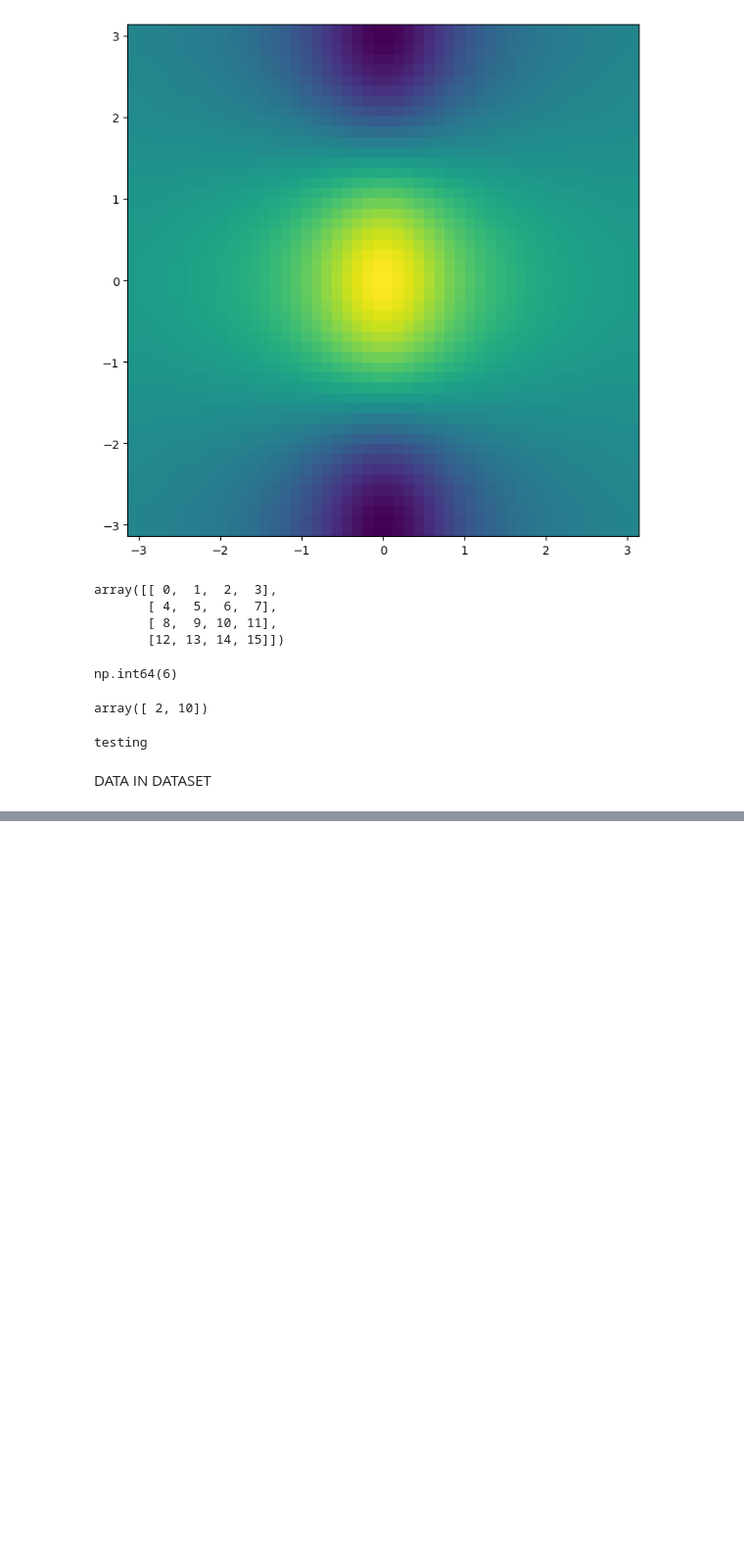
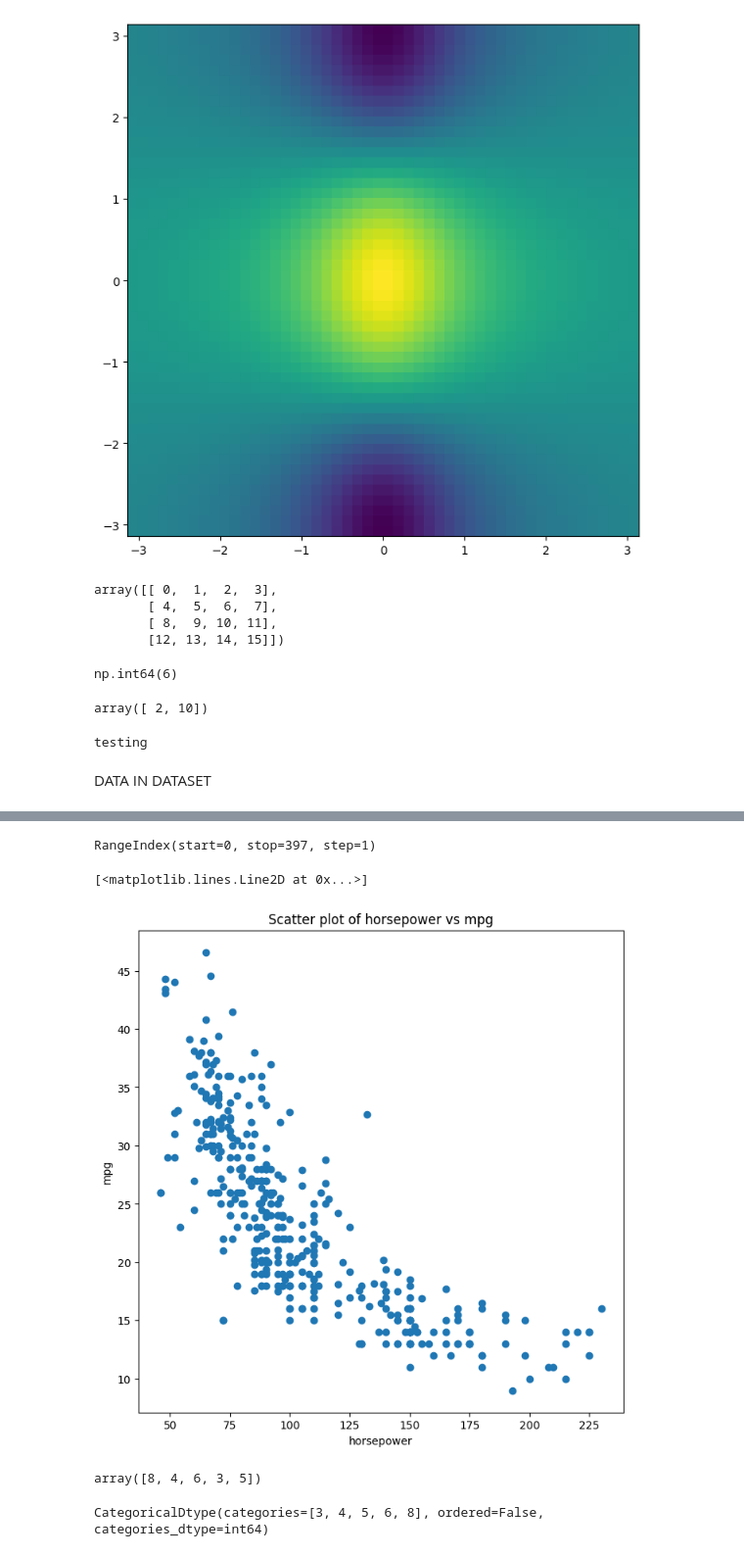
Before and after one commit to PrateekMinhas09/Data-Statistics-and-modeling-w-Python, a Jupyter notebook: Statistical_Learning: Ch2/Lab.ipynb, the cells around one changed output, grey strips where cells are left out. Shown at 98% size. Saved outputs shown, nothing was run; the diff lists cells and outputs as text; code cells hidden in the pictures; blank space fills up the shorter version.

Commit message:
Implement code changes to enhance and create more figures using subplots

```diff
--- a/Statistical_Learning: Ch2/Lab.ipynb
+++ b/Statistical_Learning: Ch2/Lab.ipynb
@@ -471,5 +471,7 @@ testing
 # %% [markdown]
 DATA IN DATASET
 # %%
-3+2
+import pandas as pd
+Auto = pd.read_csv('Statistical_Learning: Ch2/Auto.csv')#relative path to the dataset
+Auto.info()
 # %% [output]
@@ -476,0 +527,5 @@ DATA IN DATASET
+# %%
+Auto= Auto.replace('?', np.nan)
+
+Auto_new= Auto.dropna()
+Auto_new.shape
@@ -476,0 +550,15 @@ DATA IN DATASET
+# %%
+Auto.index
+# %% [output]
+RangeIndex(start=0, stop=397, step=1)
+# %%
+from matplotlib.pyplot import subplots
+fig,ax= subplots(figsize=(8,8))
+Auto["horsepower"] = Auto["horsepower"].astype('float')
+ax.set_xlabel('horsepower')
+ax.set_ylabel('mpg')
+ax.set_title('Scatter plot of horsepower vs mpg')
+ax.plot(Auto["horsepower"], Auto["mpg"], 'o')
+# %% [output]
+[<matplotlib.lines.Line2D at 0x...>]
+[figure, added]
@@ -476,0 +568,10 @@ DATA IN DATASET
+# %%
+Auto['cylinders'].unique()
+#since there are only 5 unique values we can treat it as a categorical variable/ qualitative value
+# %% [output]
+array([8, 4, 6, 3, 5])
+# %%
+Auto['cylinders'] = pd.Series(Auto['cylinders'], dtype="category")
+Auto.cylinders.dtype
+# %% [output]
+CategoricalDtype(categories=[3, 4, 5, 6, 8], ordered=False, categories_dtype=int64)
```
Also changed, not shown: parts of 14 cells of this notebook, 1 other file.
